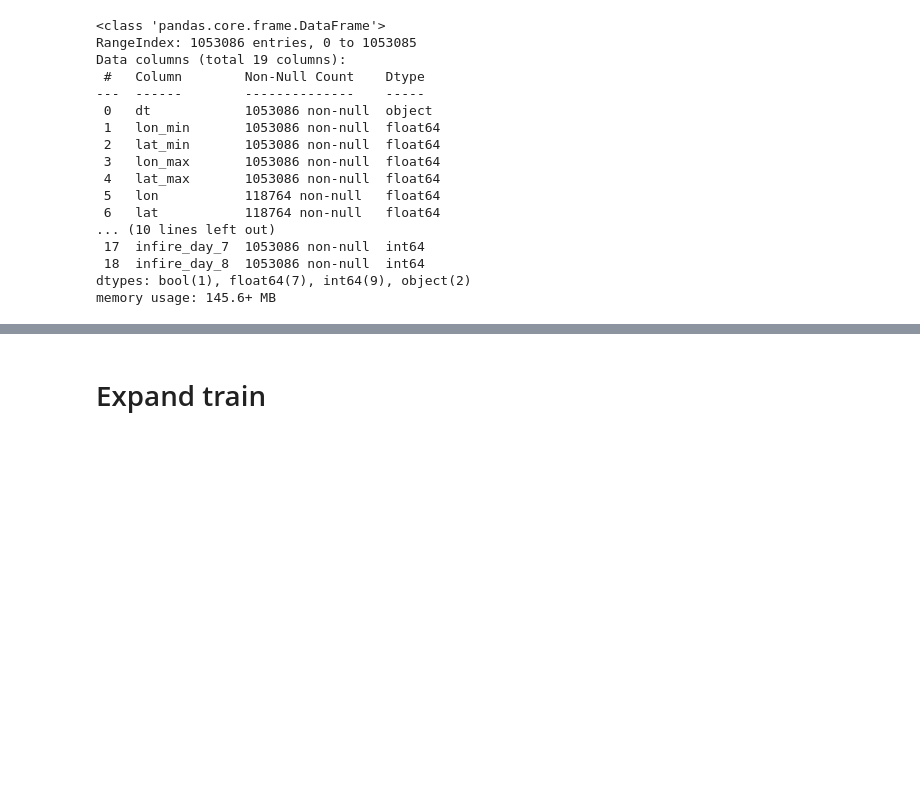
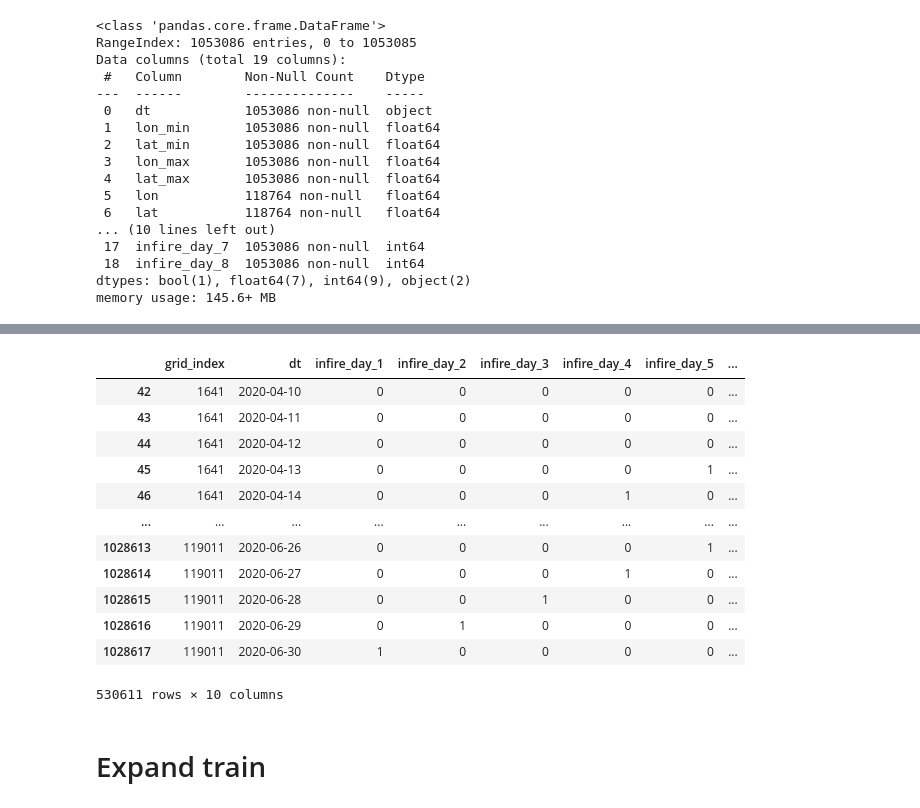
Before and after one commit to Antiguru11/NoFireWithAI, a Jupyter notebook: debug.ipynb, the cells around one changed output, grey strips where cells are left out. Saved outputs shown, nothing was run; the diff lists cells and outputs as text; code cells hidden in the pictures; blank space fills up the shorter version.

```diff
--- a/debug.ipynb
+++ b/debug.ipynb
@@ -48,6 +48,6 @@ repo._objects
 # %%
-target_df = pd.read_csv('input/expanded_train.csv')
-target_df.info()
+expanded_train_df = pd.read_csv('input/expanded_train.csv')
+expanded_train_df.info()
 # %% [output]
 <class 'pandas.core.frame.DataFrame'>
 RangeIndex: 1053086 entries, 0 to 1053085
@@ -69,3 +102,20 @@ memory usage: 145.6+ MB
+# %%
+infire_cols = [f'infire_day_{i}' for i in range(1, 9)]
+expanded_train_df.loc[expanded_train_df[infire_cols].sum(axis=1) != 0, ].sort_values(['grid_index', 'dt'])[['grid_index', 'dt'] + infire_cols]
+# %% [output]
+|  | grid_index | dt | infire_day_1 | infire_day_2 | infire_day_3 | infire_day_4 | infire_day_5 | ... |
+| 42 | 1641 | 2020-04-10 | 0 | 0 | 0 | 0 | 0 | ... |
+| 43 | 1641 | 2020-04-11 | 0 | 0 | 0 | 0 | 0 | ... |
+| 44 | 1641 | 2020-04-12 | 0 | 0 | 0 | 0 | 0 | ... |
+| 45 | 1641 | 2020-04-13 | 0 | 0 | 0 | 0 | 1 | ... |
+| 46 | 1641 | 2020-04-14 | 0 | 0 | 0 | 1 | 0 | ... |
+| ... | ... | ... | ... | ... | ... | ... | ... | ... |
+| 1028613 | 119011 | 2020-06-26 | 0 | 0 | 0 | 0 | 1 | ... |
+| 1028614 | 119011 | 2020-06-27 | 0 | 0 | 0 | 1 | 0 | ... |
+| 1028615 | 119011 | 2020-06-28 | 0 | 0 | 1 | 0 | 0 | ... |
+| 1028616 | 119011 | 2020-06-29 | 0 | 1 | 0 | 0 | 0 | ... |
+| 1028617 | 119011 | 2020-06-30 | 1 | 0 | 0 | 0 | 0 | ... |
+530611 rows × 10 columns
 # %% [markdown]
 # Expand train
 # %%
```
Also changed, not shown: parts of 7 cells of this notebook.
